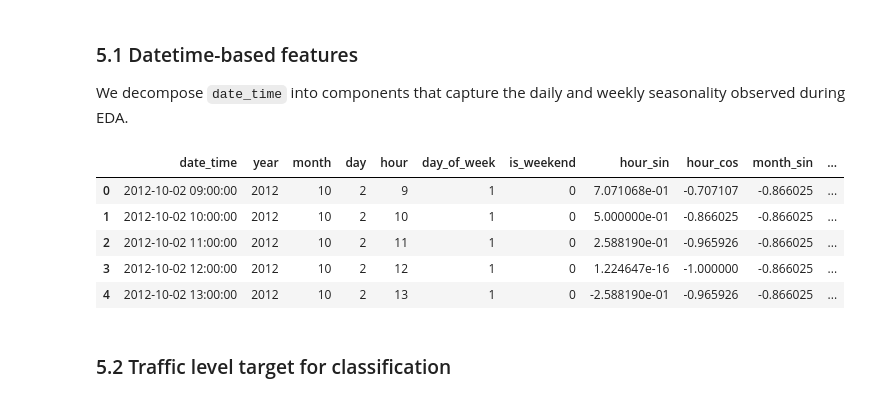
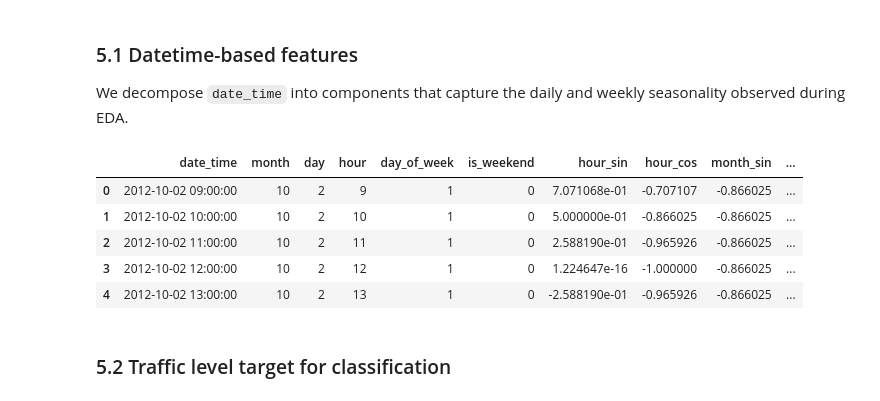
Before and after one commit to yaswanth1723/TrafficSense, a Jupyter notebook: 01_EDA_and_Preprocessing.ipynb, the cells around one changed output. Drawn from its saved outputs; the diff is of its cells as text; code cells hidden in the pictures.

```diff
--- a/01_EDA_and_Preprocessing.ipynb
+++ b/01_EDA_and_Preprocessing.ipynb
@@ -309,28 +309,28 @@ plt.show()
 
 We decompose `date_time` into components that capture the daily and weekly seasonality observed during EDA.
 # %%
-df["year"] = df["date_time"].dt.year
+# df["year"] = df["date_time"].dt.year
 df["month"] = df["date_time"].dt.month
 df["day"] = df["date_time"].dt.day
 df["hour"] = df["date_time"].dt.hour
 df["day_of_week"] = df["date_time"].dt.dayofweek          # 0 = Monday, 6 = Sunday
 df["is_weekend"] = (df["day_of_week"] >= 5).astype(int)
 
 # Cyclical encoding so the model understands hour 23 and hour 0 are adjacent
 df["hour_sin"] = np.sin(2 * np.pi * df["hour"] / 24)
 df["hour_cos"] = np.cos(2 * np.pi * df["hour"] / 24)
 df["month_sin"] = np.sin(2 * np.pi * df["month"] / 12)
 df["month_cos"] = np.cos(2 * np.pi * df["month"] / 12)
 
-df[["date_time", "year", "month", "day", "hour", "day_of_week", "is_weekend",
+df[["date_time", "month", "day", "hour", "day_of_week", "is_weekend",
     "hour_sin", "hour_cos", "month_sin", "month_cos"]].head()
 # %% [output]
-|  | date_time | year | month | day | hour | day_of_week | is_weekend | hour_sin | hour_cos | month_sin | ... |
-| 0 | 2012-10-02 09:00:00 | 2012 | 10 | 2 | 9 | 1 | 0 | 7.071068e-01 | -0.707107 | -0.866025 | ... |
-| 1 | 2012-10-02 10:00:00 | 2012 | 10 | 2 | 10 | 1 | 0 | 5.000000e-01 | -0.866025 | -0.866025 | ... |
-| 2 | 2012-10-02 11:00:00 | 2012 | 10 | 2 | 11 | 1 | 0 | 2.588190e-01 | -0.965926 | -0.866025 | ... |
-| 3 | 2012-10-02 12:00:00 | 2012 | 10 | 2 | 12 | 1 | 0 | 1.224647e-16 | -1.000000 | -0.866025 | ... |
-| 4 | 2012-10-02 13:00:00 | 2012 | 10 | 2 | 13 | 1 | 0 | -2.588190e-01 | -0.965926 | -0.866025 | ... |
+|  | date_time | month | day | hour | day_of_week | is_weekend | hour_sin | hour_cos | month_sin | ... |
+| 0 | 2012-10-02 09:00:00 | 10 | 2 | 9 | 1 | 0 | 7.071068e-01 | -0.707107 | -0.866025 | ... |
+| 1 | 2012-10-02 10:00:00 | 10 | 2 | 10 | 1 | 0 | 5.000000e-01 | -0.866025 | -0.866025 | ... |
+| 2 | 2012-10-02 11:00:00 | 10 | 2 | 11 | 1 | 0 | 2.588190e-01 | -0.965926 | -0.866025 | ... |
+| 3 | 2012-10-02 12:00:00 | 10 | 2 | 12 | 1 | 0 | 1.224647e-16 | -1.000000 | -0.866025 | ... |
+| 4 | 2012-10-02 13:00:00 | 10 | 2 | 13 | 1 | 0 | -2.588190e-01 | -0.965926 | -0.866025 | ... |
 # %% [markdown]
 ### 5.2 Traffic level target for classification
 # %% [markdown]
```
Also changed, not shown: parts of 4 cells of this notebook, 7 other files.
